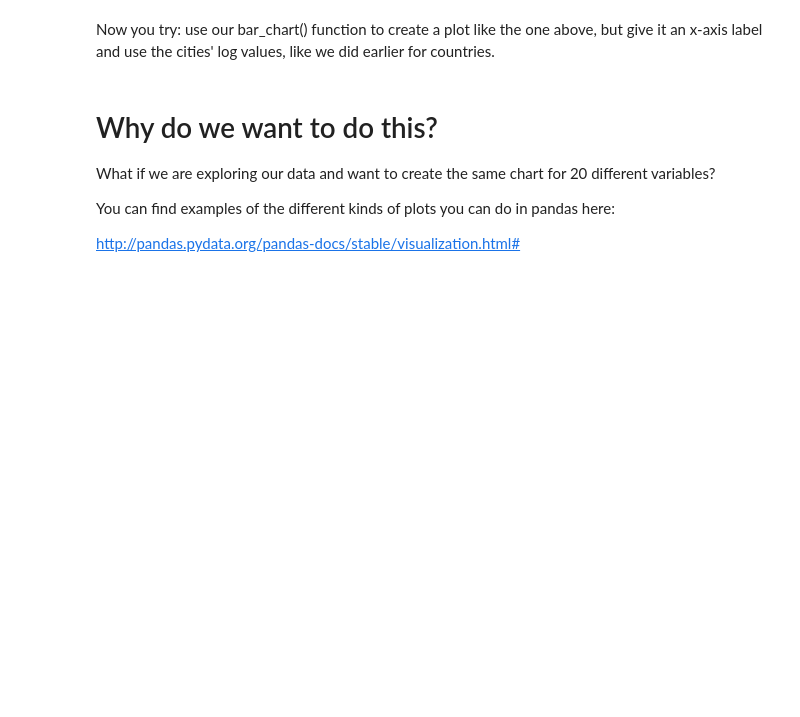
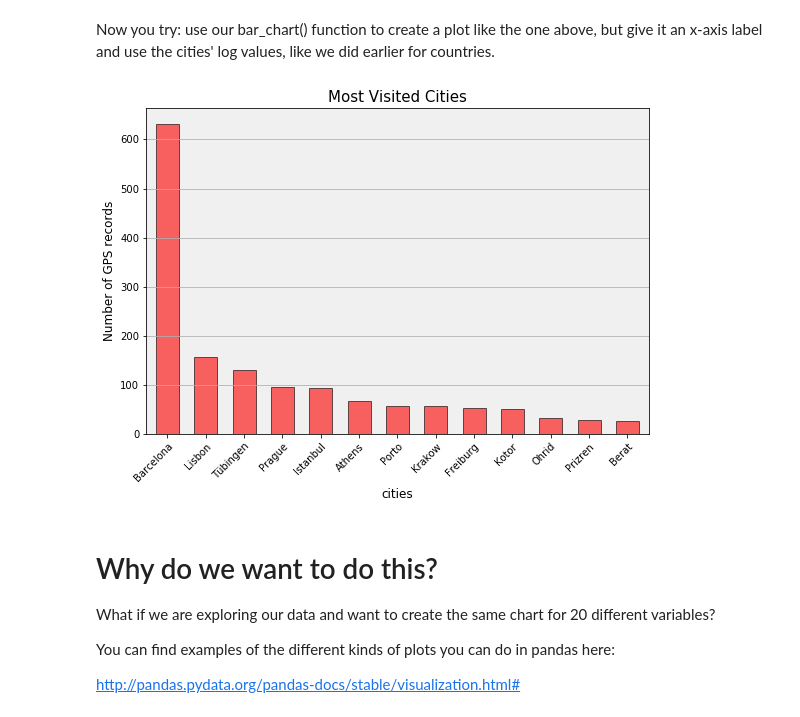
Before and after one commit to uky-transport-data-science/ce599, a Jupyter notebook: 15-Data Viz 1/data-viz.ipynb, the cells around one changed output. Cells and saved outputs as stored; diff of their text form; code cells hidden in the pictures; blank space fills up the shorter version.

```diff
--- a/15-Data Viz 1/data-viz.ipynb
+++ b/15-Data Viz 1/data-viz.ipynb
@@ -141,5 +209,13 @@ bar_chart(cities, title=title, ylabel=ylabel, color=color)
 # %% [markdown]
 Now you try: use our bar_chart() function to create a plot like the one above, but give it an x-axis label and use the cities' log values, like we did earlier for countries.
+# %%
+title = 'Most Visited Cities'
+ylabel = 'Number of GPS records'
+xlabel= 'cities'
+color = 'r'
+bar_chart(cities, title=title, ylabel=ylabel, xlabel=xlabel, color=color)
+# %% [output]
+[figure, added]
 # %% [markdown]
 # Why do we want to do this?
 
```
Also changed, not shown: parts of 27 cells of this notebook, 2 other files.
